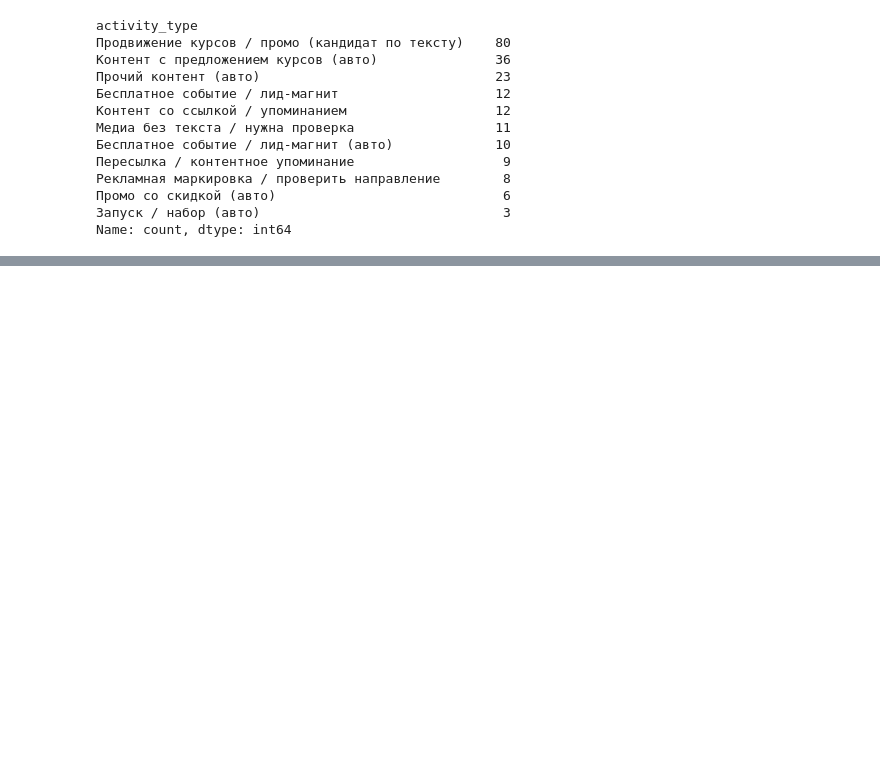
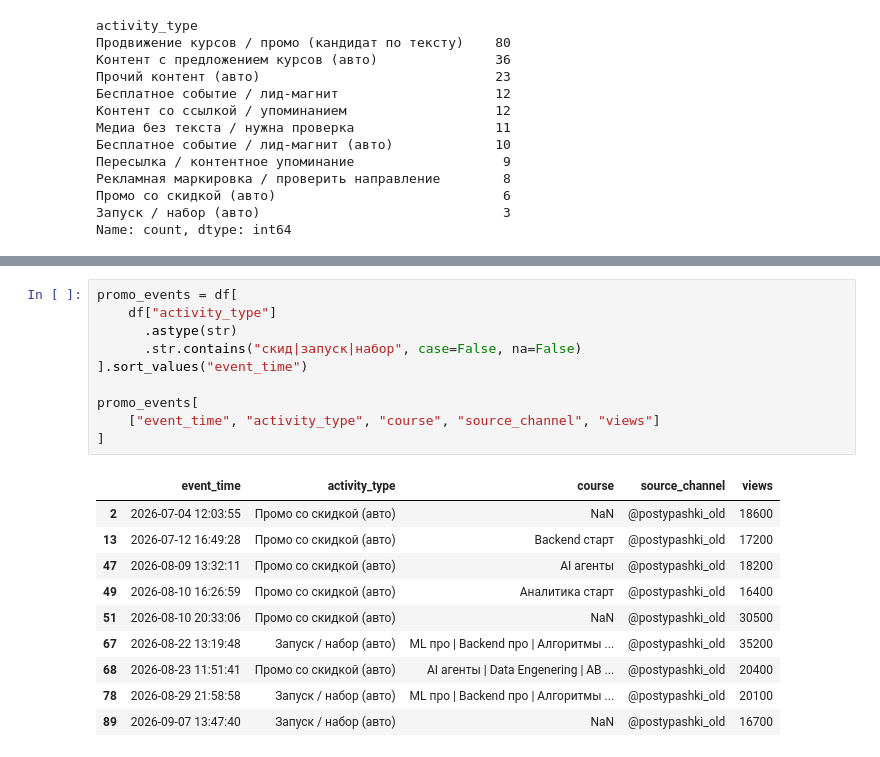
Before and after one commit to perchii/hackathon-postupashki, a Jupyter notebook: notebooks/marketing_history_eda.ipynb, the cells around one changed output, grey strips where cells are left out. Drawn from its saved outputs; the diff is of its cells as text; blank space fills up the shorter version.

```diff
--- a/notebooks/marketing_history_eda.ipynb
+++ b/notebooks/marketing_history_eda.ipynb
@@ -110,0 +293,21 @@ Name: count, dtype: int64
+# %%
+promo_events = df[
+    df["activity_type"]
+      .astype(str)
+      .str.contains("скид|запуск|набор", case=False, na=False)
+].sort_values("event_time")
+
+promo_events[
+    ["event_time", "activity_type", "course", "source_channel", "views"]
+]
+# %% [output]
+|  | event_time | activity_type | course | source_channel | views |
+| 2 | 2026-07-04 12:03:55 | Промо со скидкой (авто) | NaN | @postypashki_old | 18600 |
+| 13 | 2026-07-12 16:49:28 | Промо со скидкой (авто) | Backend старт | @postypashki_old | 17200 |
+| 47 | 2026-08-09 13:32:11 | Промо со скидкой (авто) | AI агенты | @postypashki_old | 18200 |
+| 49 | 2026-08-10 16:26:59 | Промо со скидкой (авто) | Аналитика старт | @postypashki_old | 16400 |
+| 51 | 2026-08-10 20:33:06 | Промо со скидкой (авто) | NaN | @postypashki_old | 30500 |
+| 67 | 2026-08-22 13:19:48 | Запуск / набор (авто) | ML про | Backend про | Алгоритмы ... | @postypashki_old | 35200 |
+| 68 | 2026-08-23 11:51:41 | Промо со скидкой (авто) | AI агенты | Data Engenering | АВ ... | @postypashki_old | 20400 |
+| 78 | 2026-08-29 21:58:58 | Запуск / набор (авто) | ML про | Backend про | Алгоритмы ... | @postypashki_old | 20100 |
+| 89 | 2026-09-07 13:47:40 | Запуск / набор (авто) | NaN | @postypashki_old | 16700 |
```
Also changed, not shown: parts of 13 cells of this notebook.
